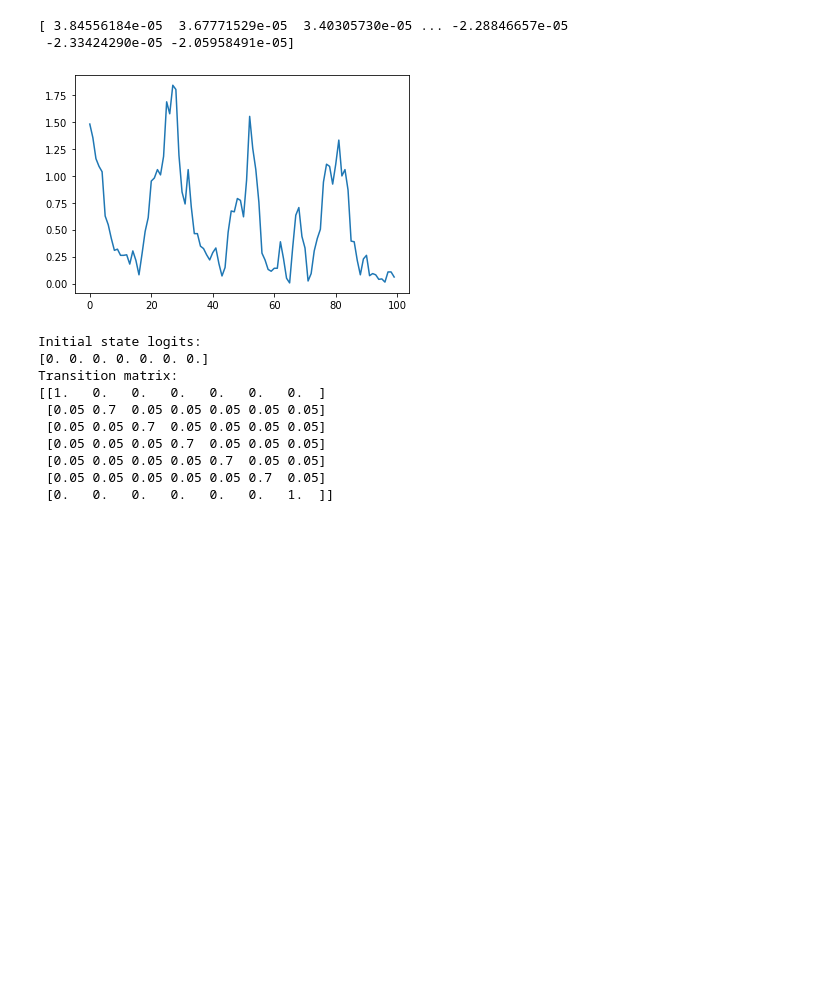
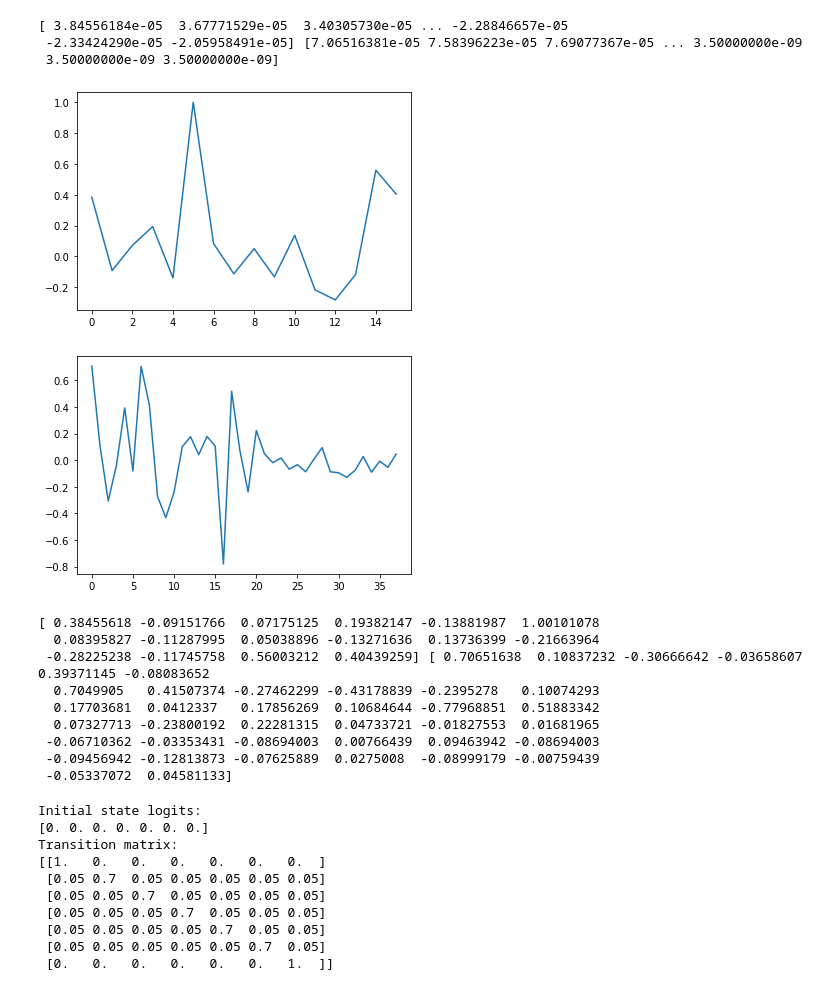
Before and after one commit to ishanchadha01/eeg-ml, a Jupyter notebook: project/arhmm/hmm.ipynb, the cells around one changed output. Saved outputs shown, nothing was run; the diff lists cells and outputs as text; code cells hidden in the pictures; blank space fills up the shorter version.

```diff
--- a/project/arhmm/hmm.ipynb
+++ b/project/arhmm/hmm.ipynb
@@ -15,20 +15,39 @@ if p not in sys.path:
 
 from project.data.make_steps import make_data_dict, step_detection
 # %%
-data_dict = make_data_dict('00010100_s001_t000')
-steps = step_detection(data_dict, 'FP1')
-step1 = steps[0]
-data = data_dict['FP1'][step1[0]:step1[1] - 10000]
-print(data)
+data_dict1 = make_data_dict('00010100_s001_t000')
+data_dict2 = make_data_dict('00010102_s001_t000')
+steps1 = step_detection(data_dict1, 'FP1')
+steps2 = step_detection(data_dict2, 'FP1')
+step1 = steps1[0]
+step2 = steps2
+data1 = data_dict1['FP1'][step1[0]:step1[1] - 10000]
+data2 = data_dict2['FP1'][step2[0]:step2[1]]
+print(data1, data2)
 # %% [output]
 [ 3.84556184e-05  3.67771529e-05  3.40305730e-05 ... -2.28846657e-05
- -2.33424290e-05 -2.05958491e-05]
+ -2.33424290e-05 -2.05958491e-05] [7.06516381e-05 7.58396223e-05 7.69077367e-05 ... 3.50000000e-09
+ 3.50000000e-09 3.50000000e-09]
-# %%
-data = np.power(data[0:100],2) * np.power(10, 9)
-plt.plot(data)
-plt.show()
-# %% [output]
-[figure, removed]
+# %%
+data11 = (data1 * np.power(10, 4))[::10000]
+data22 = (data2 * np.power(10, 4))[::10000]
+plt.plot(data11)
+plt.show()
+plt.plot(data22)
+plt.show()
+print(data11, data22)
+# %% [output]
+[figure, added]
+[figure, added]
+[ 0.38455618 -0.09151766  0.07175125  0.19382147 -0.13881987  1.00101078
+  0.08395827 -0.11287995  0.05038896 -0.13271636  0.13736399 -0.21663964
+ -0.28225238 -0.11745758  0.56003212  0.40439259] [ 0.70651638  0.10837232 -0.30666642 -0.03658607  0.39371145 -0.08083652
+  0.7049905   0.41507374 -0.27462299 -0.43178839 -0.2395278   0.10074293
+  0.17703681  0.0412337   0.17856269  0.10684644 -0.77968851  0.51883342
+  0.07327713 -0.23800192  0.22281315  0.04733721 -0.01827553  0.01681965
+ -0.06710362 -0.03353431 -0.08694003  0.00766439  0.09463942 -0.08694003
+ -0.09456942 -0.12813873 -0.07625889  0.0275008  -0.08999179 -0.00759439
+ -0.05337072  0.04581133]
 # %%
 num_states = 7
 
```
Also changed, not shown: parts of 3 cells of this notebook, 2 other files.
